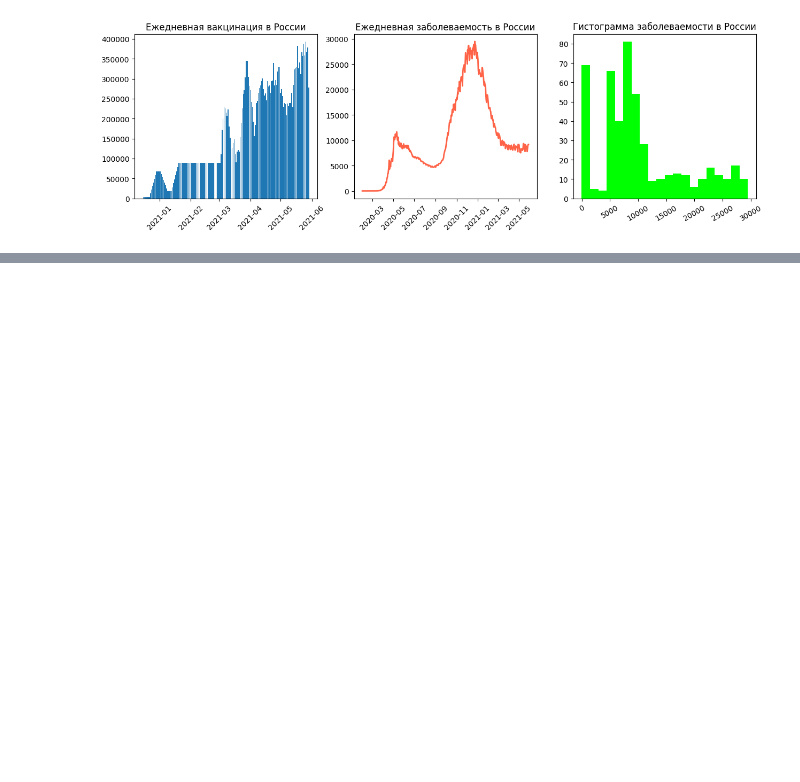
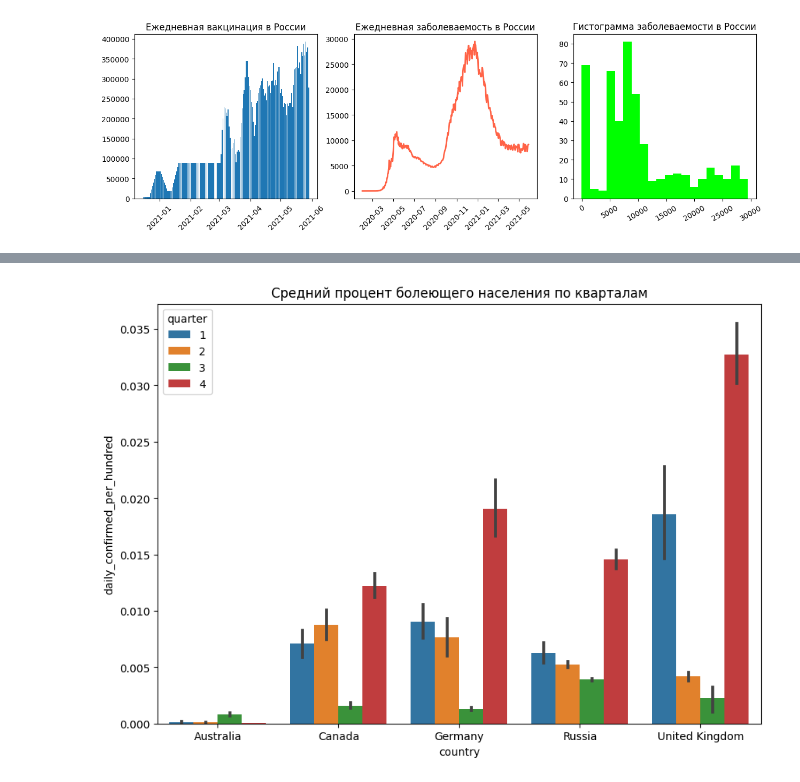
Before and after one commit to Karayushii/py13-master, a Jupyter notebook: main.ipynb, the cells around one changed output, grey strips where cells are left out. Saved outputs shown, nothing was run; the diff lists cells and outputs as text; code cells hidden in the pictures; blank space fills up the shorter version.

```diff
--- a/main.ipynb
+++ b/main.ipynb
@@ -351,0 +415,12 @@ axes[2].xaxis.set_tick_params(rotation=30)
+# %%
+fig = plt.figure(figsize=(10, 7))
+croped_covid_df['quarter'] = croped_covid_df['date'].dt.quarter
+barplot = sns.barplot(
+    data=croped_covid_df,
+    x='country',
+    y='daily_confirmed_per_hundred',
+    hue='quarter',
+)
+barplot.set_title('Средний процент болеющего населения по кварталам');
+# %% [output]
+[figure, added]
```
Also changed, not shown: parts of 5 cells of this notebook.
